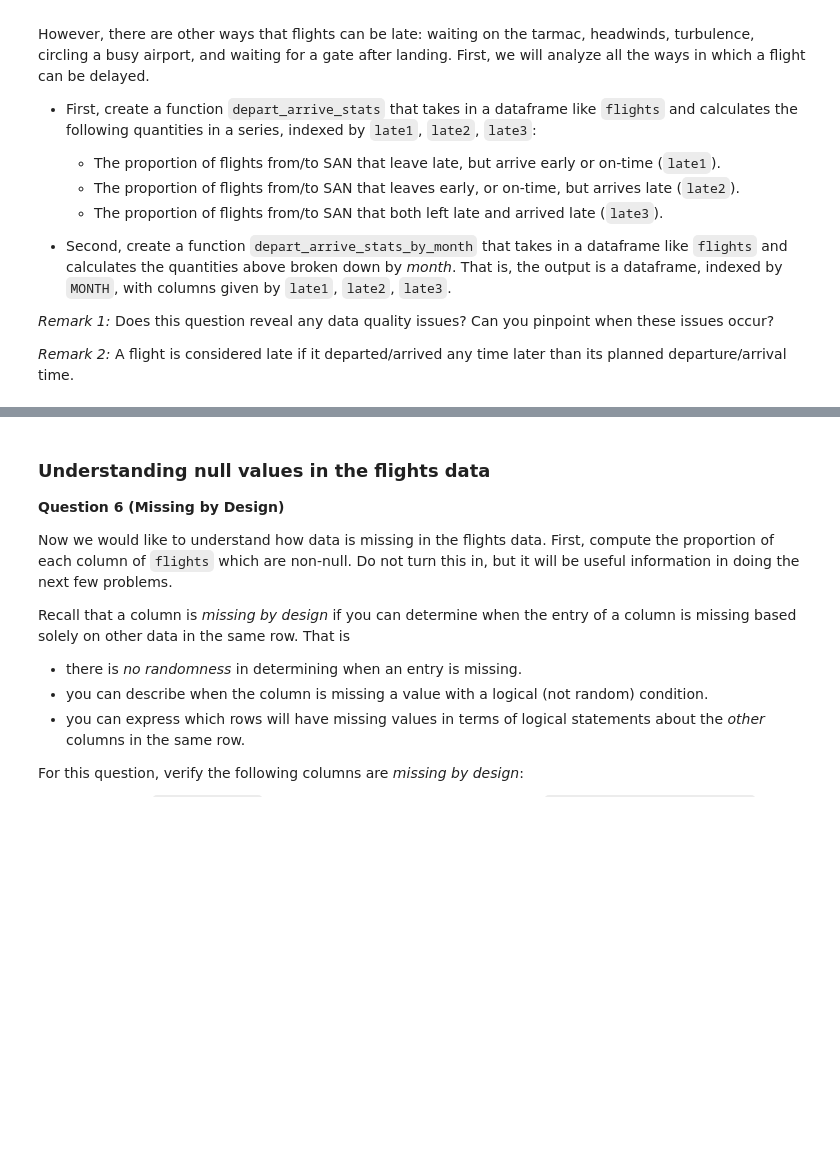
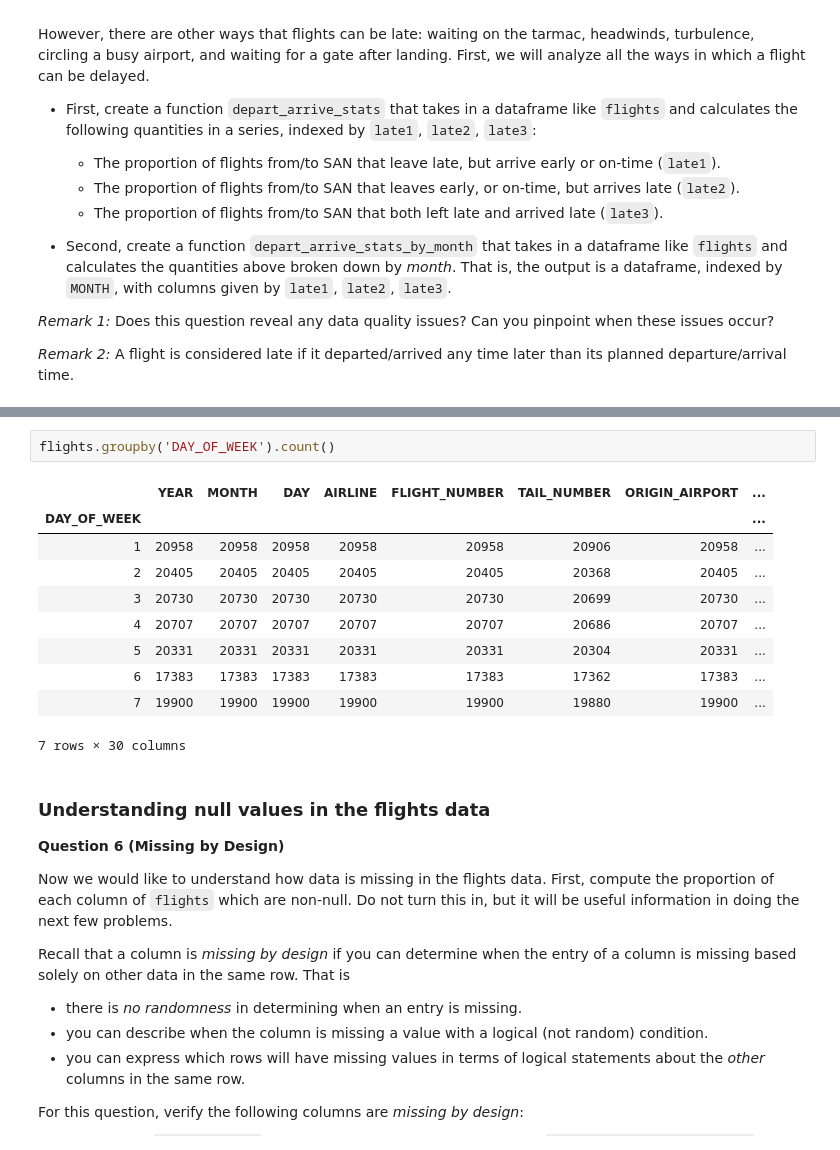
Before and after one commit to harbor-s/dsc80-sp20, a Jupyter notebook: projects/project02/project02.ipynb, the cells around one changed output, grey strips where cells are left out. Saved outputs shown, nothing was run; the diff lists cells and outputs as text; blank space fills up the shorter version.

```diff
--- a/projects/project02/project02.ipynb
+++ b/projects/project02/project02.ipynb
@@ -185,6 +224,19 @@ Both dataframes should have a column for each distinct value of `AIRLINE` and a
 Your output should have the *form* of the table below (not the entries themselves!)
 
 <img src="pivot.png" />
+# %%
+flights.groupby('DAY_OF_WEEK').count()
+# %% [output]
+|  | YEAR | MONTH | DAY | AIRLINE | FLIGHT_NUMBER | TAIL_NUMBER | ORIGIN_AIRPORT | ... |
+| DAY_OF_WEEK |  |  |  |  |  |  |  | ... |
+| 1 | 20958 | 20958 | 20958 | 20958 | 20958 | 20906 | 20958 | ... |
+| 2 | 20405 | 20405 | 20405 | 20405 | 20405 | 20368 | 20405 | ... |
+| 3 | 20730 | 20730 | 20730 | 20730 | 20730 | 20699 | 20730 | ... |
+| 4 | 20707 | 20707 | 20707 | 20707 | 20707 | 20686 | 20707 | ... |
+| 5 | 20331 | 20331 | 20331 | 20331 | 20331 | 20304 | 20331 | ... |
+| 6 | 17383 | 17383 | 17383 | 17383 | 17383 | 17362 | 17383 | ... |
+| 7 | 19900 | 19900 | 19900 | 19900 | 19900 | 19880 | 19900 | ... |
+7 rows × 30 columns
 # %% [markdown]
 ### Understanding null values in the flights data
 
```
Also changed, not shown: parts of 3 cells of this notebook, 1 other file.
